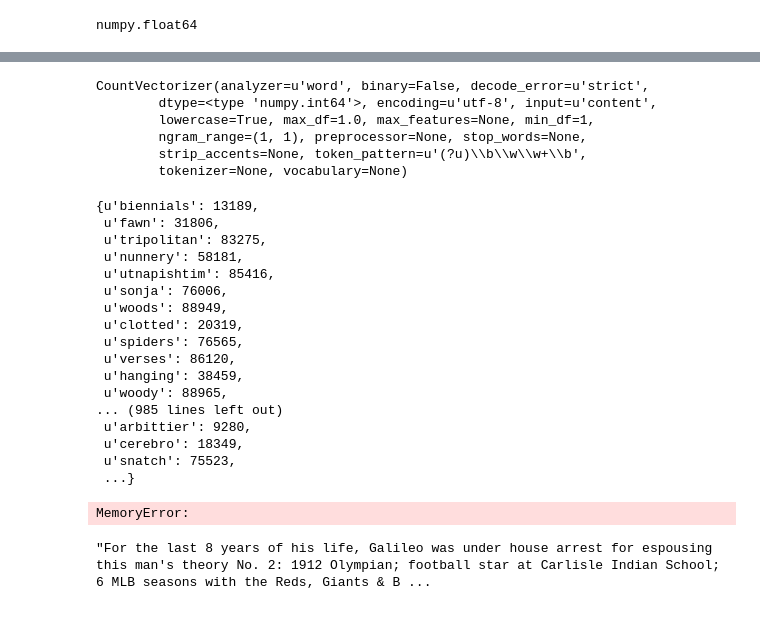
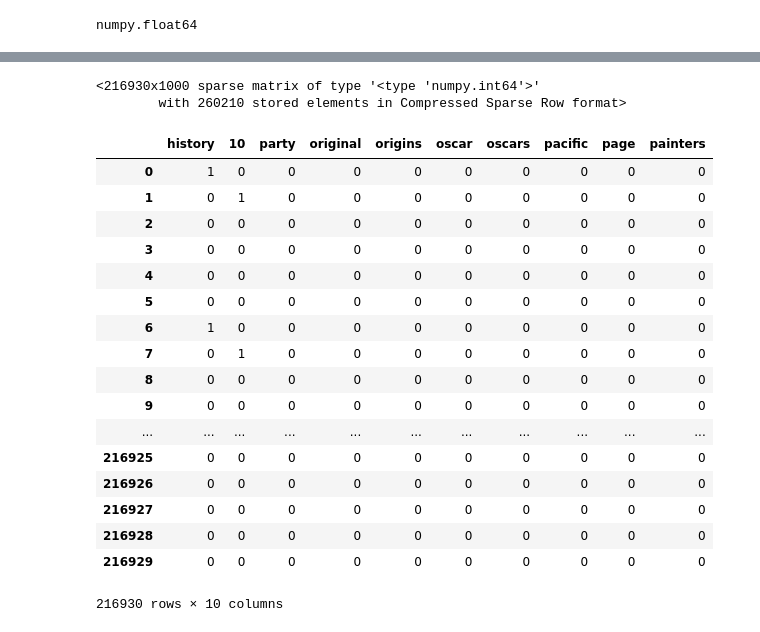
Before and after one commit to nfranchetti/Jeopardy, a Jupyter notebook: data_exploring.ipynb, the cells around one changed output, grey strips where cells are left out. Cells and saved outputs as stored; diff of their text form; code cells hidden in the pictures.

Commit message:
Fixed word counts and messed with countvectorizer

```diff
--- a/data_exploring.ipynb
+++ b/data_exploring.ipynb
@@ -205,10 +356,0 @@ spam = df['Question'].values.tolist()
-# %%
-cvec = CountVectorizer()
-cvec.fit(spam)
-# %% [output]
-CountVectorizer(analyzer=u'word', binary=False, decode_error=u'strict',
-        dtype=<type 'numpy.int64'>, encoding=u'utf-8', input=u'content',
-        lowercase=True, max_df=1.0, max_features=None, min_df=1,
-        ngram_range=(1, 1), preprocessor=None, stop_words=None,
-        strip_accents=None, token_pattern=u'(?u)\\b\\w\\w+\\b',
-        tokenizer=None, vocabulary=None)
@@ -217,27 +357,31 @@ blob = cvec.transform(spam)
-# %%
-cvec.vocabulary_
-# %% [output]
-{u'biennials': 13189,
- u'fawn': 31806,
- u'tripolitan': 83275,
- u'nunnery': 58181,
- u'utnapishtim': 85416,
- u'sonja': 76006,
- u'woods': 88949,
- u'clotted': 20319,
- u'spiders': 76565,
- u'verses': 86120,
- u'hanging': 38459,
- u'woody': 88965,
-... (985 lines left out)
- u'arbittier': 9280,
- u'cerebro': 18349,
- u'snatch': 75523,
- ...}
+# %%
+cvec = CountVectorizer(stop_words='english', max_features=1000)
+# %%
+cvec.fit_transform(df['Category'].values)
+# %% [output]
+<216930x1000 sparse matrix of type '<type 'numpy.int64'>'
+        with 260210 stored elements in Compressed Sparse Row format>
 # %%
-words  = pd.DataFrame(cvec.transform(spam).todense(),
+words  = pd.DataFrame(cvec.transform(df['Category'].values).todense(),
              columns=cvec.get_feature_names())
 
 words.transpose().sort_values(0, ascending=False).head(10).transpose()
 # %% [output]
+|  | history | 10 | party | original | origins | oscar | oscars | pacific | page | painters |
+| 0 | 1 | 0 | 0 | 0 | 0 | 0 | 0 | 0 | 0 | 0 |
+| 1 | 0 | 1 | 0 | 0 | 0 | 0 | 0 | 0 | 0 | 0 |
+| 2 | 0 | 0 | 0 | 0 | 0 | 0 | 0 | 0 | 0 | 0 |
+| 3 | 0 | 0 | 0 | 0 | 0 | 0 | 0 | 0 | 0 | 0 |
+| 4 | 0 | 0 | 0 | 0 | 0 | 0 | 0 | 0 | 0 | 0 |
+| 5 | 0 | 0 | 0 | 0 | 0 | 0 | 0 | 0 | 0 | 0 |
+| 6 | 1 | 0 | 0 | 0 | 0 | 0 | 0 | 0 | 0 | 0 |
+| 7 | 0 | 1 | 0 | 0 | 0 | 0 | 0 | 0 | 0 | 0 |
+| 8 | 0 | 0 | 0 | 0 | 0 | 0 | 0 | 0 | 0 | 0 |
+| 9 | 0 | 0 | 0 | 0 | 0 | 0 | 0 | 0 | 0 | 0 |
+| ... | ... | ... | ... | ... | ... | ... | ... | ... | ... | ... |
+| 216925 | 0 | 0 | 0 | 0 | 0 | 0 | 0 | 0 | 0 | 0 |
+| 216926 | 0 | 0 | 0 | 0 | 0 | 0 | 0 | 0 | 0 | 0 |
+| 216927 | 0 | 0 | 0 | 0 | 0 | 0 | 0 | 0 | 0 | 0 |
+| 216928 | 0 | 0 | 0 | 0 | 0 | 0 | 0 | 0 | 0 | 0 |
+| 216929 | 0 | 0 | 0 | 0 | 0 | 0 | 0 | 0 | 0 | 0 |
-MemoryError:
+216930 rows × 10 columns
@@ -246,4 +387,0 @@ from collections import Counter
-# %%
-spam[0] + ' ' + spam[1]
-# %% [output]
-"For the last 8 years of his life, Galileo was under house arrest for espousing this man's theory No. 2: 1912 Olympian; football star at Carlisle Indian School; 6 MLB seasons with the Reds, Giants & B ...
```
Also changed, not shown: parts of 33 cells of this notebook, 1 other file.
